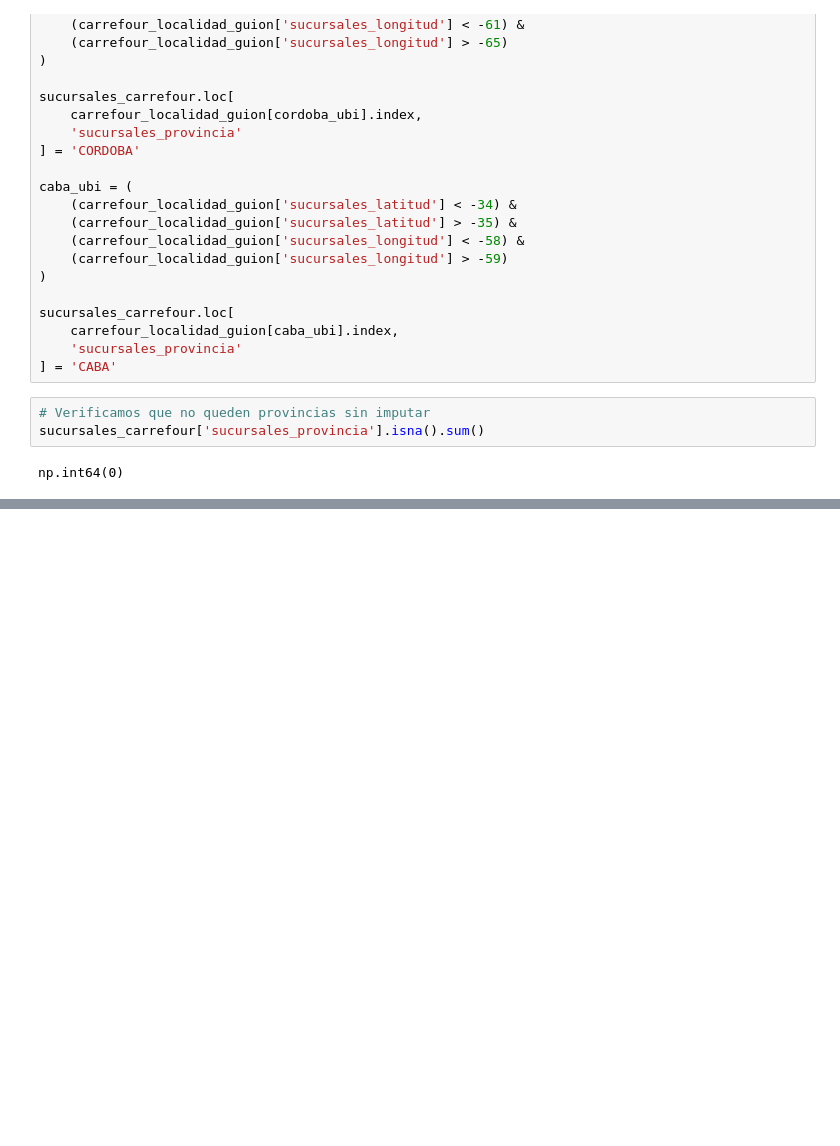
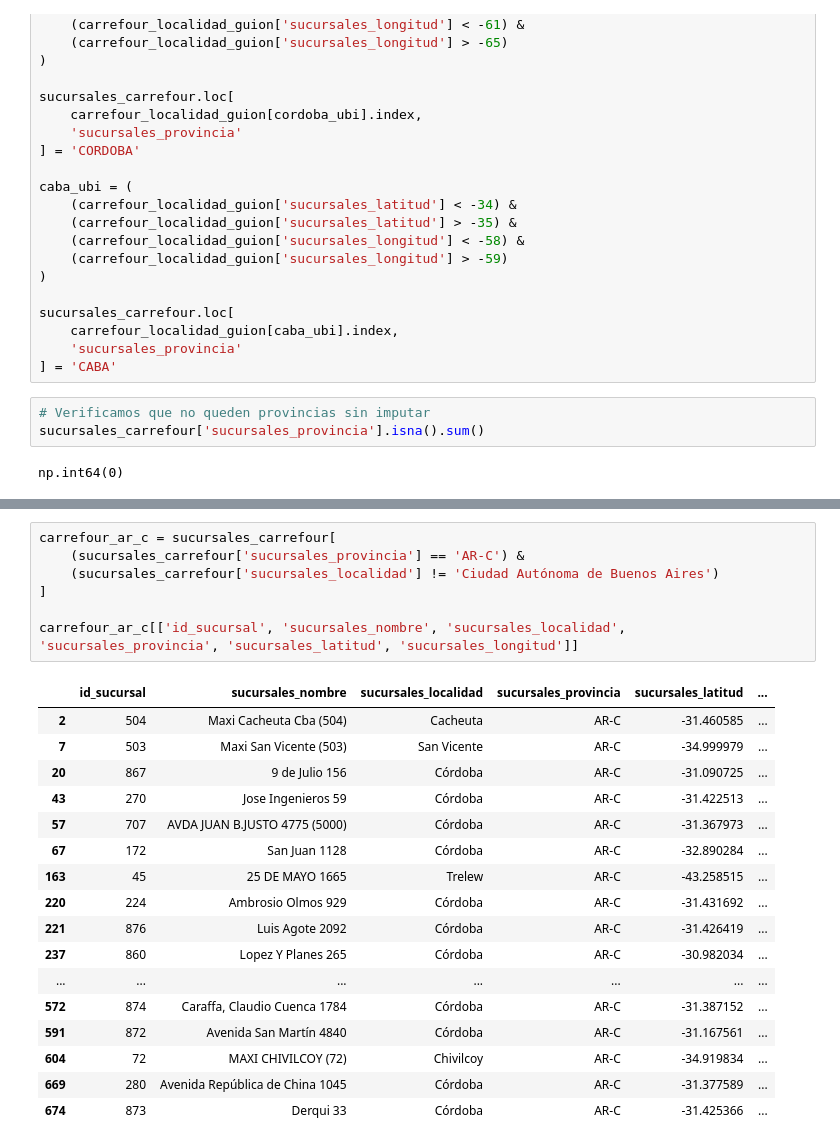
Before and after one commit to NestorRev/analisis-precios-nlp-sepa, a Jupyter notebook: notebooks/02_sucursales_dia_carrefour.ipynb, the cells around one changed output, grey strips where cells are left out. Cells and saved outputs as stored; diff of their text form; blank space fills up the shorter version.

```diff
--- a/notebooks/02_sucursales_dia_carrefour.ipynb
+++ b/notebooks/02_sucursales_dia_carrefour.ipynb
@@ -316,0 +754,25 @@ Las 36 sucursales quedaron completamente imputadas, listas para continuar con la
+# %%
+carrefour_ar_c = sucursales_carrefour[
+    (sucursales_carrefour['sucursales_provincia'] == 'AR-C') &
+    (sucursales_carrefour['sucursales_localidad'] != 'Ciudad Autónoma de Buenos Aires')
+]
+
+carrefour_ar_c[['id_sucursal', 'sucursales_nombre', 'sucursales_localidad', 'sucursales_provincia', 'sucursales_latitud', 'sucursales_longitud']]
+# %% [output]
+|  | id_sucursal | sucursales_nombre | sucursales_localidad | sucursales_provincia | sucursales_latitud | ... |
+| 2 | 504 | Maxi Cacheuta Cba (504) | Cacheuta | AR-C | -31.460585 | ... |
+| 7 | 503 | Maxi San Vicente (503) | San Vicente | AR-C | -34.999979 | ... |
+| 20 | 867 | 9 de Julio 156 | Córdoba | AR-C | -31.090725 | ... |
+| 43 | 270 | Jose Ingenieros 59 | Córdoba | AR-C | -31.422513 | ... |
+| 57 | 707 | AVDA JUAN B.JUSTO 4775 (5000) | Córdoba | AR-C | -31.367973 | ... |
+| 67 | 172 | San Juan 1128 | Córdoba | AR-C | -32.890284 | ... |
+| 163 | 45 | 25 DE MAYO 1665 | Trelew | AR-C | -43.258515 | ... |
+| 220 | 224 | Ambrosio Olmos 929 | Córdoba | AR-C | -31.431692 | ... |
+| 221 | 876 | Luis Agote 2092 | Córdoba | AR-C | -31.426419 | ... |
+| 237 | 860 | Lopez Y Planes 265 | Córdoba | AR-C | -30.982034 | ... |
+| ... | ... | ... | ... | ... | ... | ... |
+| 572 | 874 | Caraffa, Claudio Cuenca 1784 | Córdoba | AR-C | -31.387152 | ... |
+| 591 | 872 | Avenida San Martín 4840 | Córdoba | AR-C | -31.167561 | ... |
+| 604 | 72 | MAXI CHIVILCOY (72) | Chivilcoy | AR-C | -34.919834 | ... |
+| 669 | 280 | Avenida República de China 1045 | Córdoba | AR-C | -31.377589 | ... |
+| 674 | 873 | Derqui 33 | Córdoba | AR-C | -31.425366 | ... |
```
Also changed, not shown: parts of 106 cells of this notebook, 2 other files.
